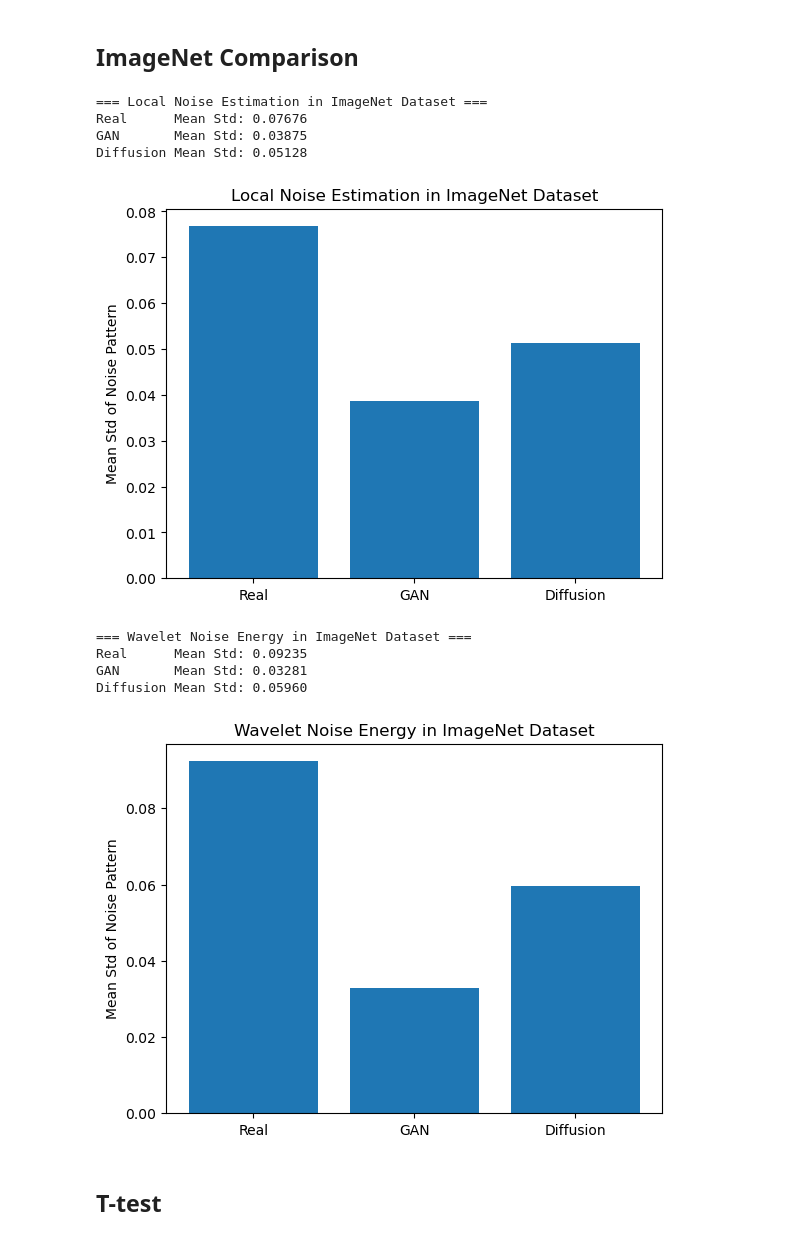
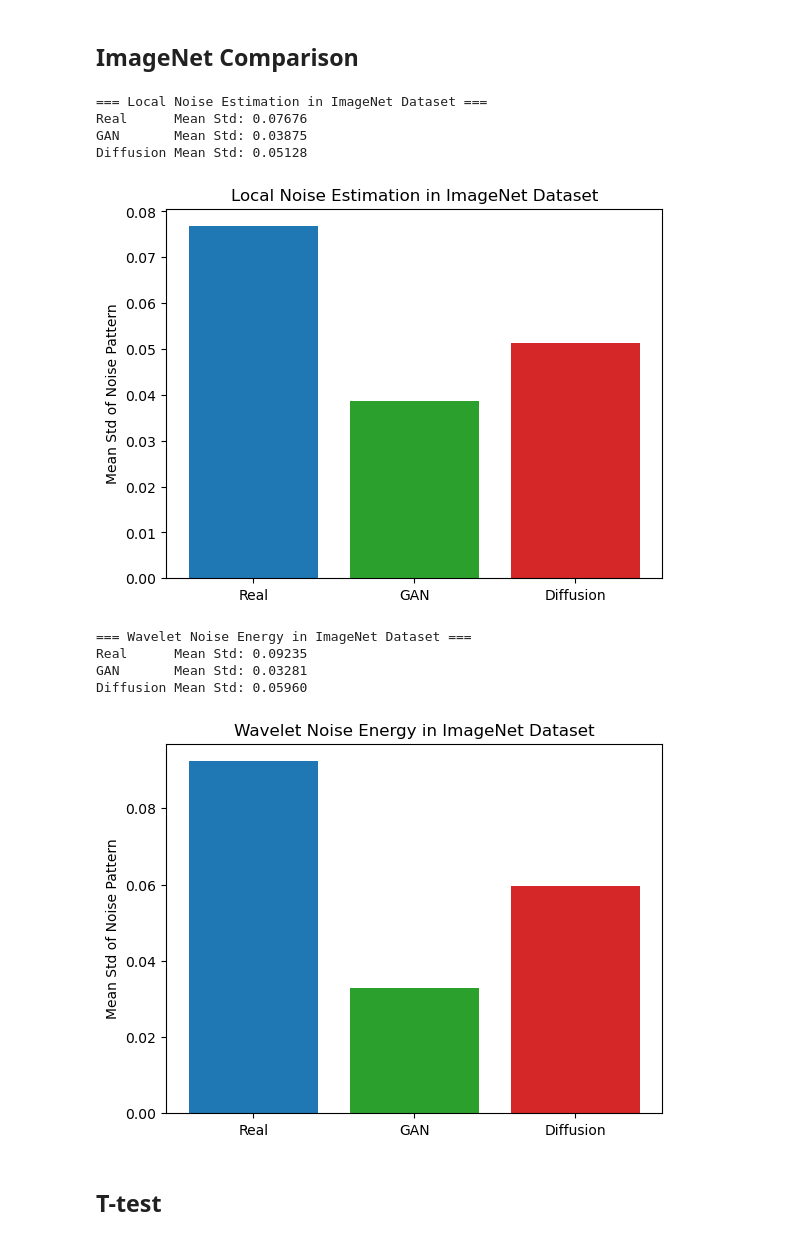
Before and after one commit to SamLB9/GAN-vs.-Diffusion-Images, a Jupyter notebook: notebooks/noise_pattern_analysis.ipynb, the cells around one changed output. Saved outputs shown, nothing was run; the diff lists cells and outputs as text; code cells hidden in the pictures.

Commit message:
Everything Experiments DONE but must need some changes

```diff
--- a/notebooks/noise_pattern_analysis.ipynb
+++ b/notebooks/noise_pattern_analysis.ipynb
@@ -50,16 +50,17 @@ def summarize_and_plot(real_np, gan_np, diff_np, title):
     gan_std = np.mean([np.std(p) for p in gan_np])
     diff_std = np.mean([np.std(p) for p in diff_np])
 
-    # Print results in text
     print(f"\n=== {title} ===")
     print(f"Real      Mean Std: {real_std:.5f}")
     print(f"GAN       Mean Std: {gan_std:.5f}")
     print(f"Diffusion Mean Std: {diff_std:.5f}")
 
-    plt.bar(['Real', 'GAN', 'Diffusion'], [real_std, gan_std, diff_std])
+    # Consistent colors
+    colors = ['tab:blue', 'tab:green', 'tab:red']
+    plt.bar(['Real', 'GAN', 'Diffusion'], [real_std, gan_std, diff_std], color=colors)
     plt.title(title)
     plt.ylabel("Mean Std of Noise Pattern")
-    plt.savefig(f"{title}.pdf")
+    plt.savefig(f"{title.replace(' ', '_').lower()}.pdf", bbox_inches='tight')
     plt.show()
 
 
@@ -142,16 +143,17 @@ def summarize_and_plot(real_np, gan_np, diff_np, title):
     gan_std = np.mean([np.std(p) for p in gan_np])
     diff_std = np.mean([np.std(p) for p in diff_np])
 
-    # Print results in text
     print(f"\n=== {title} ===")
     print(f"Real      Mean Std: {real_std:.5f}")
     print(f"GAN       Mean Std: {gan_std:.5f}")
     print(f"Diffusion Mean Std: {diff_std:.5f}")
 
-    plt.bar(['Real', 'GAN', 'Diffusion'], [real_std, gan_std, diff_std])
+    # Consistent colors
+    colors = ['tab:blue', 'tab:green', 'tab:red']
+    plt.bar(['Real', 'GAN', 'Diffusion'], [real_std, gan_std, diff_std], color=colors)
     plt.title(title)
     plt.ylabel("Mean Std of Noise Pattern")
-    plt.savefig(f"{title}.pdf")
+    plt.savefig(f"{title.replace(' ', '_').lower()}.pdf", bbox_inches='tight')
     plt.show()
 
 
@@ -238,46 +240,47 @@ def summarize_and_plot(real_np, gan_np, diff_np, title):
     gan_std = np.mean([np.std(p) for p in gan_np])
     diff_std = np.mean([np.std(p) for p in diff_np])
 
-    # Print results in text
     print(f"\n=== {title} ===")
     print(f"Real      Mean Std: {real_std:.5f}")
     print(f"GAN       Mean Std: {gan_std:.5f}")
     print(f"Diffusion Mean Std: {diff_std:.5f}")
 
-    plt.bar(['Real', 'GAN', 'Diffusion'], [real_std, gan_std, diff_std])
+    # Consistent colors
+    colors = ['tab:blue', 'tab:green', 'tab:red']
+    plt.bar(['Real', 'GAN', 'Diffusion'], [real_std, gan_std, diff_std], color=colors)
     plt.title(title)
     plt.ylabel("Mean Std of Noise Pattern")
-    plt.savefig(f"{title}.pdf")
+    plt.savefig(f"{title.replace(' ', '_').lower()}.pdf", bbox_inches='tight')
     plt.show()
 
 
 # Define base paths
-real_base = '../data/BEST/everything/real_imagenet'
-gan_base = '../data/BEST/everything/big_gan'
-diff_base = '../data/BEST/everything/vq_diffusion'
+real_base = '../data/BEST/imagenet/real_imagenet'
+gan_base = '../data/BEST/imagenet/big_gan'
+diff_base = '../data/BEST/imagenet/vq_diffusion'
 
 # Local noise
 real_ln = process_all_folders(real_base, method='local_noise', pad_width=5)
 gan_ln = process_all_folders(gan_base, method='local_noise', pad_width=1)
 diff_ln = process_all_folders(diff_base, method='local_noise', pad_width=1)
 summarize_and_plot(real_ln, gan_ln, diff_ln, "Local Noise Estimation in ImageNet Dataset")
 
 # Wavelet noise
 real_wv = process_all_folders(real_base, method='wavelet', pad_width=5)
 gan_wv = process_all_folders(gan_base, method='wavelet', pad_width=1)
 diff_wv = process_all_folders(diff_base, method='wavelet', pad_width=1)
 summarize_and_plot(real_wv, gan_wv, diff_wv, "Wavelet Noise Energy in ImageNet Dataset")
 # %% [output]
 === Local Noise Estimation in ImageNet Dataset ===
 Real      Mean Std: 0.07676
 GAN       Mean Std: 0.03875
 Diffusion Mean Std: 0.05128
-[figure, old version]
+[figure, new version]
 === Wavelet Noise Energy in ImageNet Dataset ===
 Real      Mean Std: 0.09235
 GAN       Mean Std: 0.03281
 Diffusion Mean Std: 0.05960
-[figure, old version]
+[figure, new version]
 # %% [markdown]
 ## T-test
 # %%
```
Also changed, not shown: parts of 2 cells of this notebook, 27 other files.
